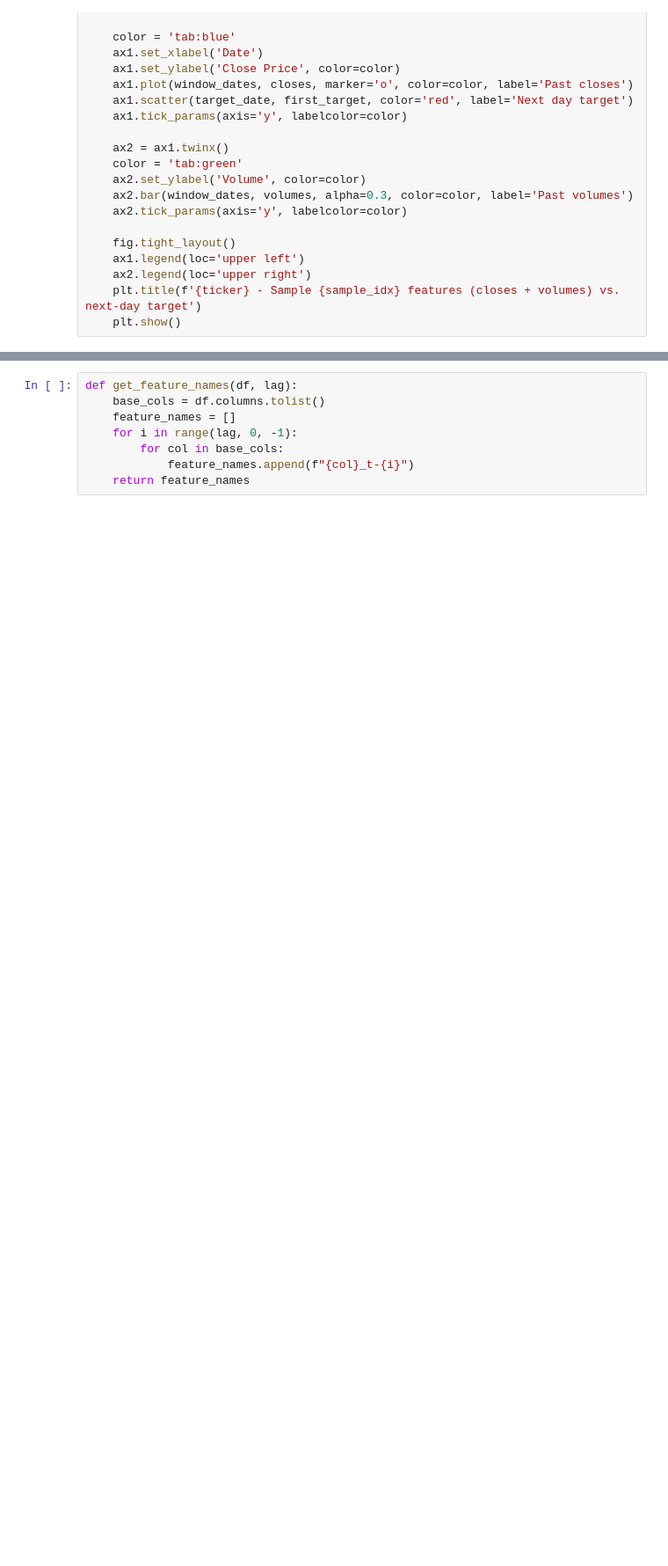
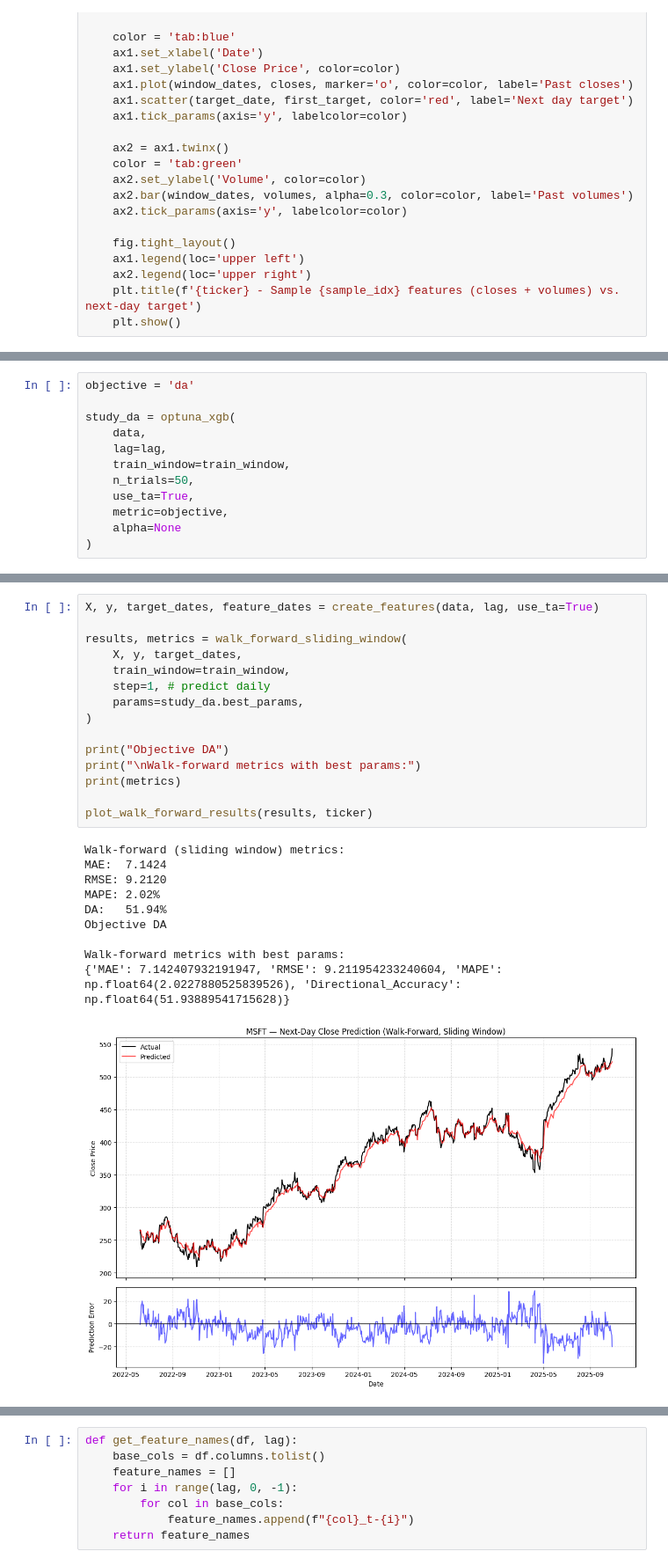
Before and after one commit to ruokokoski/predistocks, a Jupyter notebook: stock_predictor.ipynb, the cells around one changed output, grey strips where cells are left out. Shown at 88% size. Drawn from its saved outputs; the diff is of its cells as text; blank space fills up the shorter version.

```diff
--- a/stock_predictor.ipynb
+++ b/stock_predictor.ipynb
@@ -539,0 +615,12 @@ Best Directional Accuracy: 49.33%
+# %%
+objective = 'da'
+
+study_da = optuna_xgb(
+    data,
+    lag=lag,
+    train_window=train_window,
+    n_trials=50,
+    use_ta=True,
+    metric=objective,
+    alpha=None
+)
@@ -539,0 +693,26 @@ Best Directional Accuracy: 49.33%
+# %%
+X, y, target_dates, feature_dates = create_features(data, lag, use_ta=True)
+
+results, metrics = walk_forward_sliding_window(
+    X, y, target_dates,
+    train_window=train_window,
+    step=1, # predict daily
+    params=study_da.best_params,
+)
+
+print("Objective DA")
+print("\nWalk-forward metrics with best params:")
+print(metrics)
+
+plot_walk_forward_results(results, ticker)
+# %% [output]
+Walk-forward (sliding window) metrics:
+MAE:  7.1424
+RMSE: 9.2120
+MAPE: 2.02%
+DA:   51.94%
+Objective DA
+
+Walk-forward metrics with best params:
+{'MAE': 7.142407932191947, 'RMSE': 9.211954233240604, 'MAPE': np.float64(2.0227880525839526), 'Directional_Accuracy': np.float64(51.93889541715628)}
+[figure, added]
```
Also changed, not shown: parts of 25 cells of this notebook.
